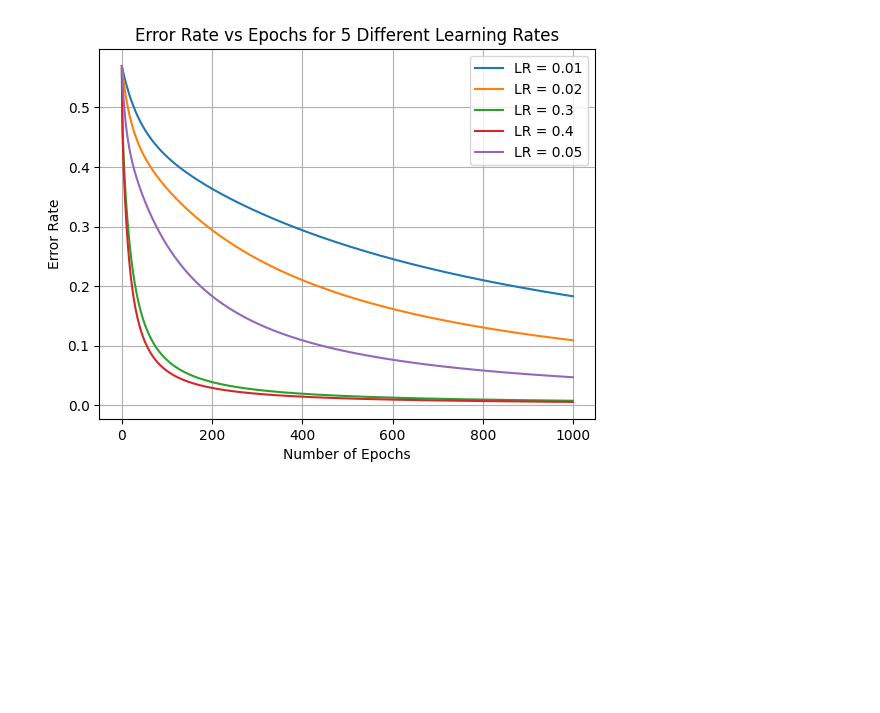
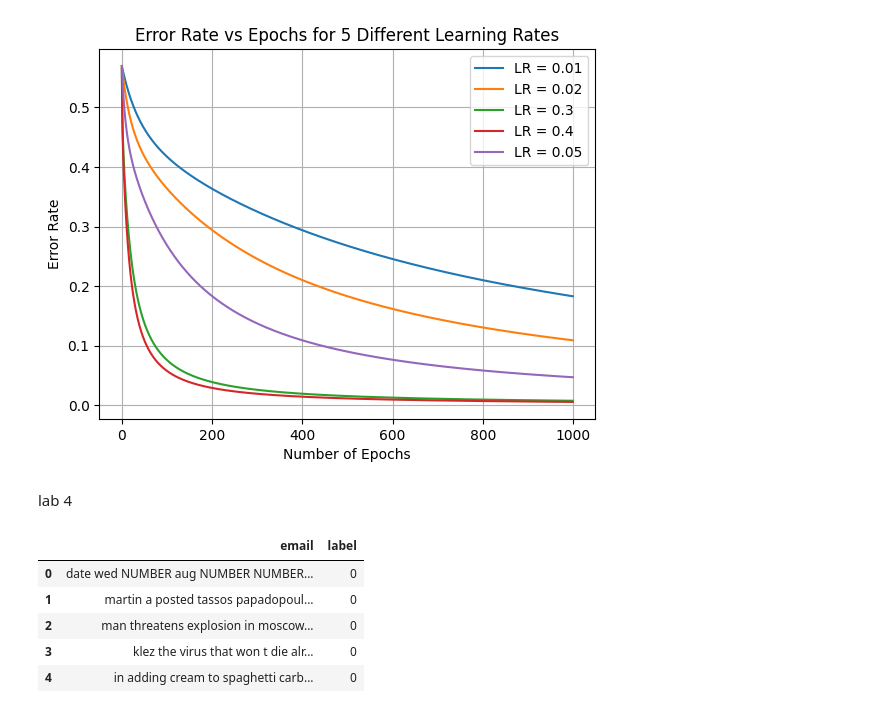
Before and after one commit to Pankajtanwar2005/dl-lab, a Jupyter notebook: dl_lab.ipynb, the cells around one changed output. Drawn from its saved outputs; the diff is of its cells as text; code cells hidden in the pictures; blank space fills up the shorter version.

```diff
--- a/dl_lab.ipynb
+++ b/dl_lab.ipynb
@@ -507,3 +507,20 @@ plt.grid(True)
 plt.show()
 # %% [output]
 [figure]
+# %% [markdown]
+lab 4
+# %%
+import pandas as pd
+
+# Read the uploaded CSV file
+df = pd.read_csv('/content/spam_or_not_spam (1).csv')
+
+# Display the first 5 rows of the DataFrame
+display(df.head())
+# %% [output]
+|  | email | label |
+| 0 | date wed NUMBER aug NUMBER NUMBER... | 0 |
+| 1 | martin a posted tassos papadopoul... | 0 |
+| 2 | man threatens explosion in moscow... | 0 |
+| 3 | klez the virus that won t die alr... | 0 |
+| 4 | in adding cream to spaghetti carb... | 0 |
```
Also changed, not shown: parts of 4 cells of this notebook.
